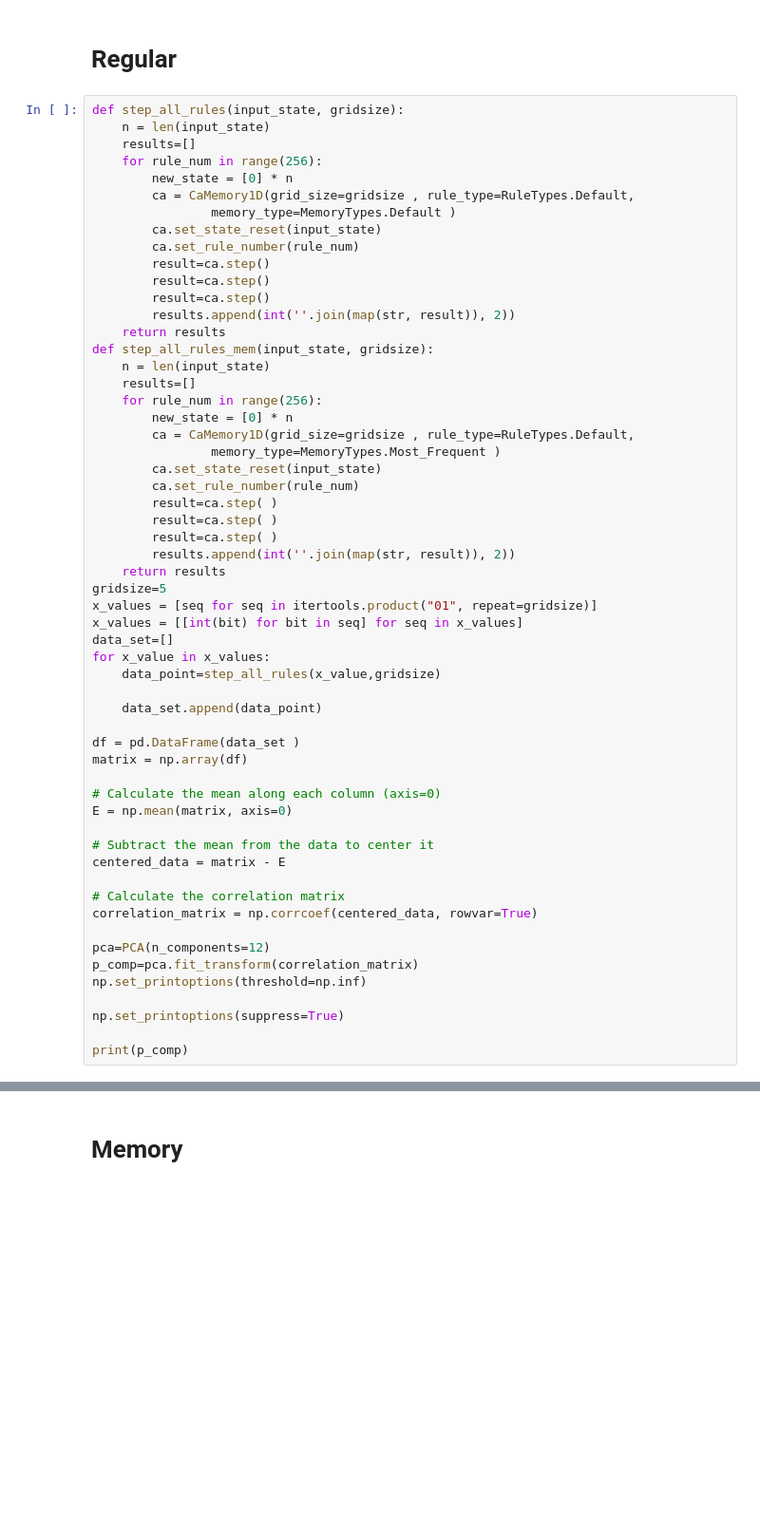
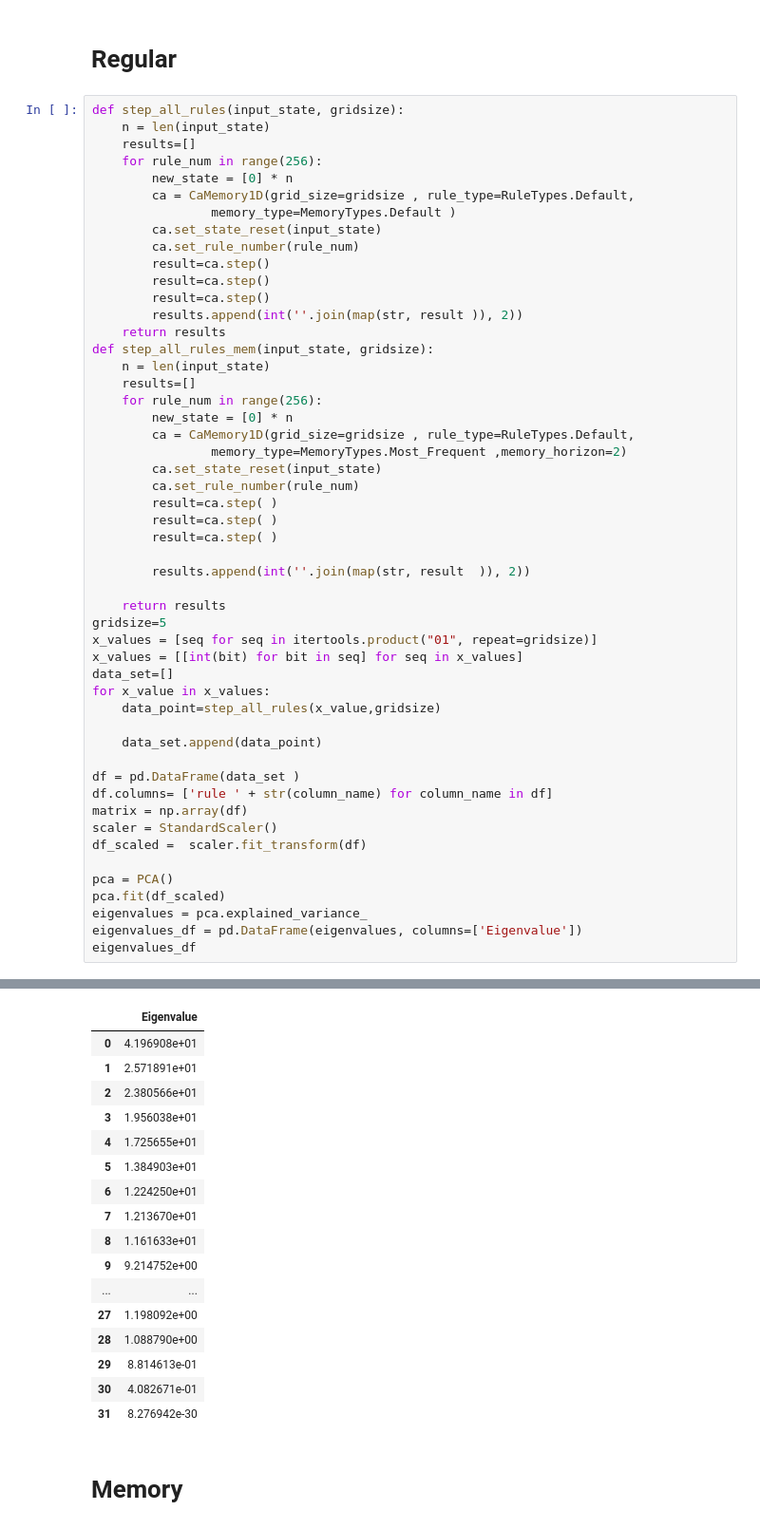
Before and after one commit to Everfade/CNNCAM, a Jupyter notebook: PCA.ipynb, the cells around one changed output, grey strips where cells are left out. Shown at 95% size. Cells and saved outputs as stored; diff of their text form; blank space fills up the shorter version.

```diff
--- a/PCA.ipynb
+++ b/PCA.ipynb
@@ -26,7 +27,7 @@ def step_all_rules(input_state, gridsize):
         result=ca.step()
         result=ca.step()
         result=ca.step()
-        results.append(int(''.join(map(str, result)), 2))
+        results.append(int(''.join(map(str, result )), 2))
     return results
 def step_all_rules_mem(input_state, gridsize):
     n = len(input_state)
@@ -34,13 +35,15 @@ def step_all_rules_mem(input_state, gridsize):
     for rule_num in range(256):
         new_state = [0] * n
         ca = CaMemory1D(grid_size=gridsize , rule_type=RuleTypes.Default,
-                memory_type=MemoryTypes.Most_Frequent )
+                memory_type=MemoryTypes.Most_Frequent ,memory_horizon=2)
         ca.set_state_reset(input_state)
         ca.set_rule_number(rule_num)
         result=ca.step( )
         result=ca.step( )
         result=ca.step( )
-        results.append(int(''.join(map(str, result)), 2))
+
+        results.append(int(''.join(map(str, result  )), 2))
+
     return results
 gridsize=5
 x_values = [seq for seq in itertools.product("01", repeat=gridsize)]
@@ -52,22 +55,14 @@ for x_value in x_values:
     data_set.append(data_point)
 
 df = pd.DataFrame(data_set )
+df.columns= ['rule ' + str(column_name) for column_name in df]
 matrix = np.array(df)
+scaler = StandardScaler()
+df_scaled =  scaler.fit_transform(df)
 
-# Calculate the mean along each column (axis=0)
-E = np.mean(matrix, axis=0)
-
-# Subtract the mean from the data to center it
-centered_data = matrix - E
-
-# Calculate the correlation matrix
-correlation_matrix = np.corrcoef(centered_data, rowvar=True)
-
-pca=PCA(n_components=12)
-p_comp=pca.fit_transform(correlation_matrix)
-np.set_printoptions(threshold=np.inf)
-
-np.set_printoptions(suppress=True)
-
-print(p_comp)
+pca = PCA()
+pca.fit(df_scaled)
+eigenvalues = pca.explained_variance_
+eigenvalues_df = pd.DataFrame(eigenvalues, columns=['Eigenvalue'])
+eigenvalues_df
 # %% [output]
@@ -91,2 +69,19 @@ print(p_comp)
+|  | Eigenvalue |
+| 0 | 4.196908e+01 |
+| 1 | 2.571891e+01 |
+| 2 | 2.380566e+01 |
+| 3 | 1.956038e+01 |
+| 4 | 1.725655e+01 |
+| 5 | 1.384903e+01 |
+| 6 | 1.224250e+01 |
+| 7 | 1.213670e+01 |
+| 8 | 1.161633e+01 |
+| 9 | 9.214752e+00 |
+| ... | ... |
+| 27 | 1.198092e+00 |
+| 28 | 1.088790e+00 |
+| 29 | 8.814613e-01 |
+| 30 | 4.082671e-01 |
+| 31 | 8.276942e-30 |
 # %% [markdown]
 # Memory
```
Also changed, not shown: parts of 5 cells of this notebook.
